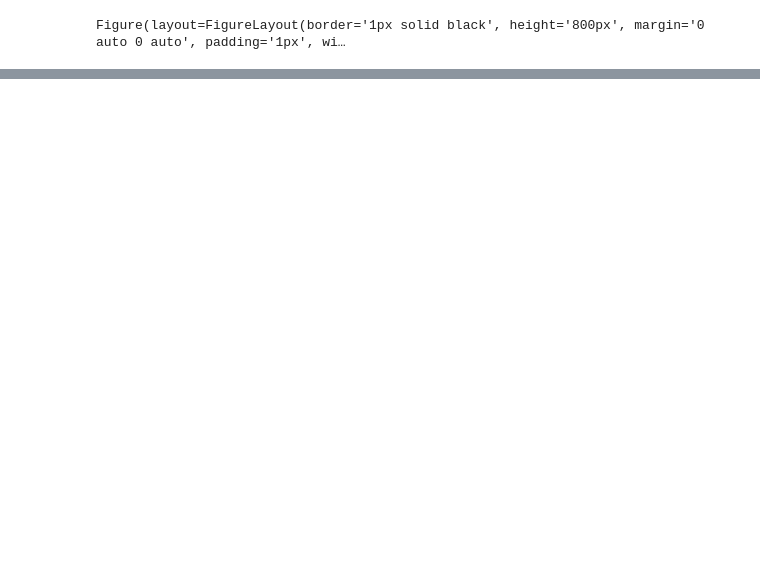
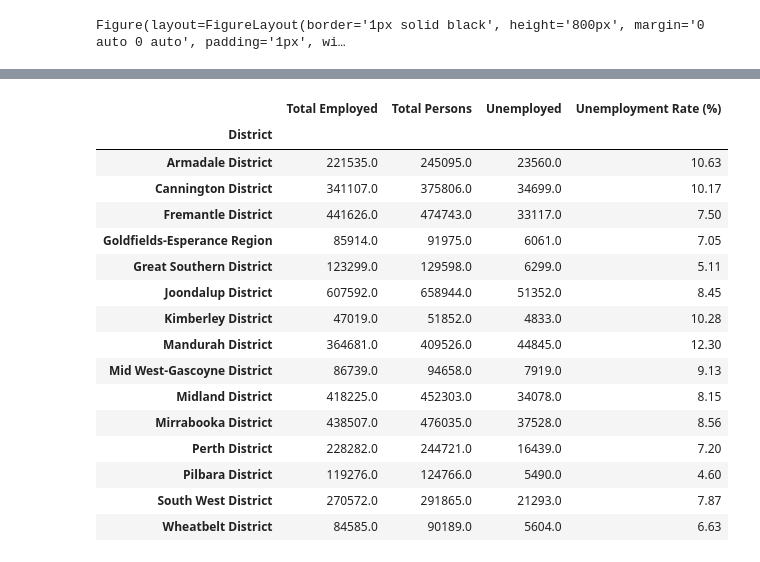
Before and after one commit to natalieddavies/BootcampProject1, a Jupyter notebook: Employment_ABS_WA.ipynb, the cells around one changed output, grey strips where cells are left out. Saved outputs shown, nothing was run; the diff lists cells and outputs as text; code cells hidden in the pictures; blank space fills up the shorter version.

```diff
--- a/Employment_ABS_WA.ipynb
+++ b/Employment_ABS_WA.ipynb
@@ -433,3 +433,8 @@ fig.add_layer(markers)
 fig
 # %% [output]
 Figure(layout=FigureLayout(border='1px solid black', height='800px', margin='0 auto 0 auto', padding='1px', wi…
+# %%
+#import region/district
+path_region_district= 'Data/region_by_district_wa.csv'
+region_district = pd.read_csv(path_region_district)
+region_district.head()
@@ -435,0 +469,22 @@ Figure(layout=FigureLayout(border='1px solid black', height='800px', margin='0 a
+# %%
+Labour_Data_Sum["Unemployment Rate (%)"] = Labour_Data_Sum["Unemployed"] / Labour_Data_Sum["Total Employed"] *100
+Labour_Data_Sum = Labour_Data_Sum.round({'Unemployment Rate (%)': 2})
+Labour_Data_Sum
+# %% [output]
+|  | Total Employed | Total Persons | Unemployed | Unemployment Rate (%) |
+| District |  |  |  |  |
+| Armadale District | 221535.0 | 245095.0 | 23560.0 | 10.63 |
+| Cannington District | 341107.0 | 375806.0 | 34699.0 | 10.17 |
+| Fremantle District | 441626.0 | 474743.0 | 33117.0 | 7.50 |
+| Goldfields-Esperance Region | 85914.0 | 91975.0 | 6061.0 | 7.05 |
+| Great Southern District | 123299.0 | 129598.0 | 6299.0 | 5.11 |
+| Joondalup District | 607592.0 | 658944.0 | 51352.0 | 8.45 |
+| Kimberley District | 47019.0 | 51852.0 | 4833.0 | 10.28 |
+| Mandurah District | 364681.0 | 409526.0 | 44845.0 | 12.30 |
+| Mid West-Gascoyne District | 86739.0 | 94658.0 | 7919.0 | 9.13 |
+| Midland District | 418225.0 | 452303.0 | 34078.0 | 8.15 |
+| Mirrabooka District | 438507.0 | 476035.0 | 37528.0 | 8.56 |
+| Perth District | 228282.0 | 244721.0 | 16439.0 | 7.20 |
+| Pilbara District | 119276.0 | 124766.0 | 5490.0 | 4.60 |
+| South West District | 270572.0 | 291865.0 | 21293.0 | 7.87 |
+| Wheatbelt District | 84585.0 | 90189.0 | 5604.0 | 6.63 |
```
Also changed, not shown: parts of 6 cells of this notebook, 2 other files.
